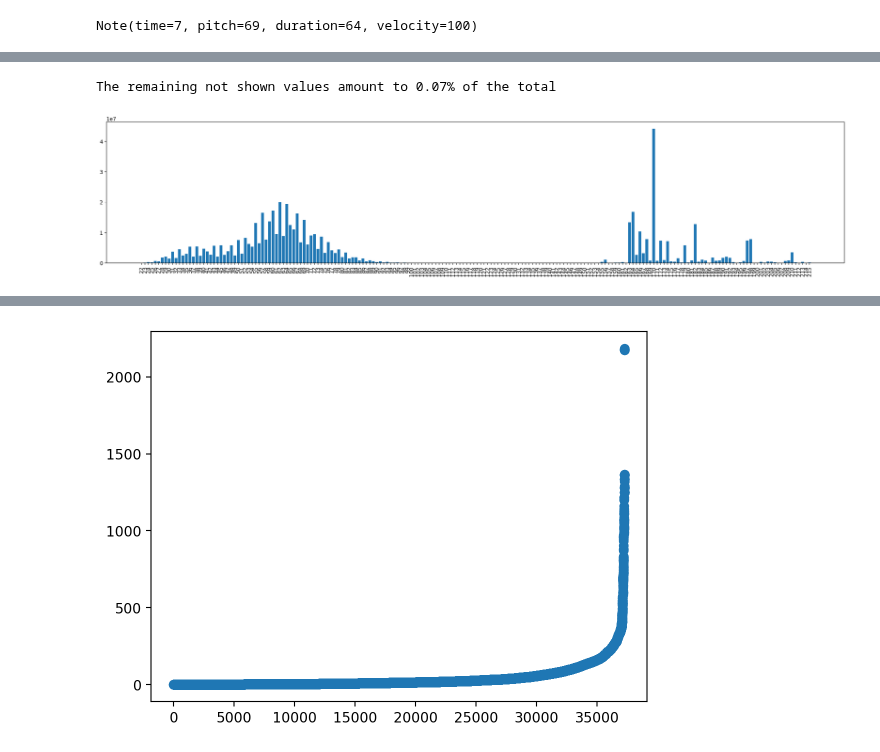
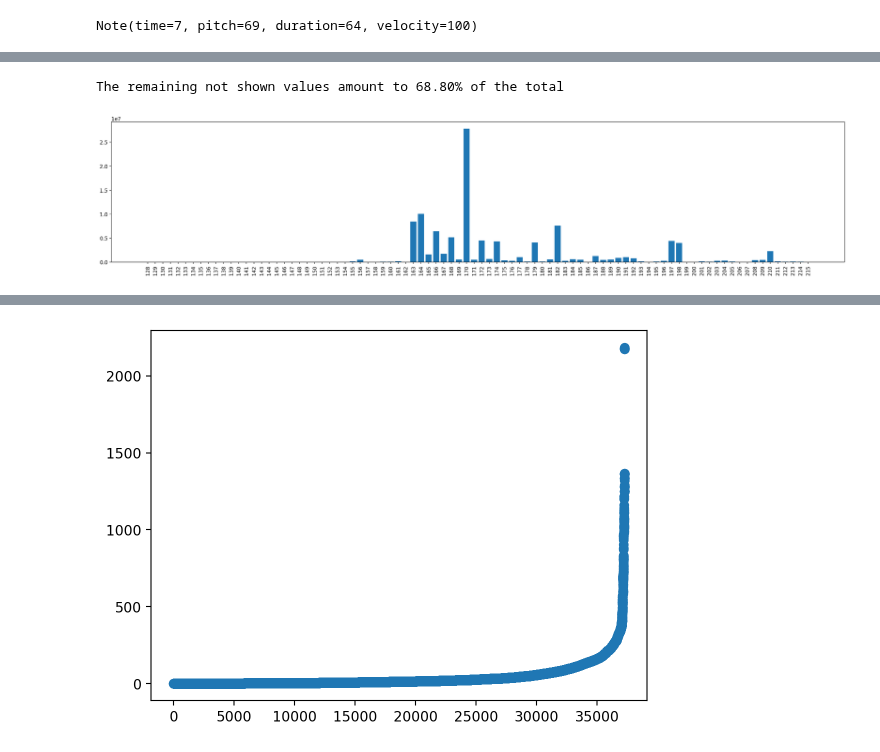
Before and after one commit to MarcelloCeresini/MusicGeneration, a Jupyter notebook: src/dataset_exploration.ipynb, the cells around one changed output, grey strips where cells are left out. Cells and saved outputs as stored; diff of their text form; code cells hidden in the pictures.

```diff
--- a/src/dataset_exploration.ipynb
+++ b/src/dataset_exploration.ipynb
@@ -32,4 +38,0 @@ lmd_matched = utils.get_dataset("lmd_matched", conf)
-# %%
-song = lmd_matched[0]
-print(song.tracks[0].notes[50].duration)
-print(song.resolution)
@@ -39,8 +39,11 @@ print(song.resolution)
+# %%
+dataset = utils.get_dataset("lmd_matched", conf)
+
+with open(os.path.join(conf.dataset_paths["lmd_matched"], "lakh_matched_genre_vectors.pickle"), "rb") as f:
+    genre_vectors = pickle.load(f)
 # %% [markdown]
 ---
 ## Data exploration
-# %%
-dataset = lmd_matched
 # %%
 print(len(dataset))
 flag = False
@@ -230,8 +235,8 @@ plot_bar_centered(stats["programs"])
 # %%
-plot_bar_centered(stats["pitch"], lim=[22, 216])
+plot_bar_centered(stats["pitch"], lim=[128, 216])
 # %% [output]
-The remaining not shown values amount to 0.07% of the total
+The remaining not shown values amount to 68.80% of the total
-[figure, old version]
+[figure, new version]
 # %%
 plot_bar_centered(stats["velocity"])
 # %% [output]
```
Also changed, not shown: parts of 19 cells of this notebook, 5 other files.
